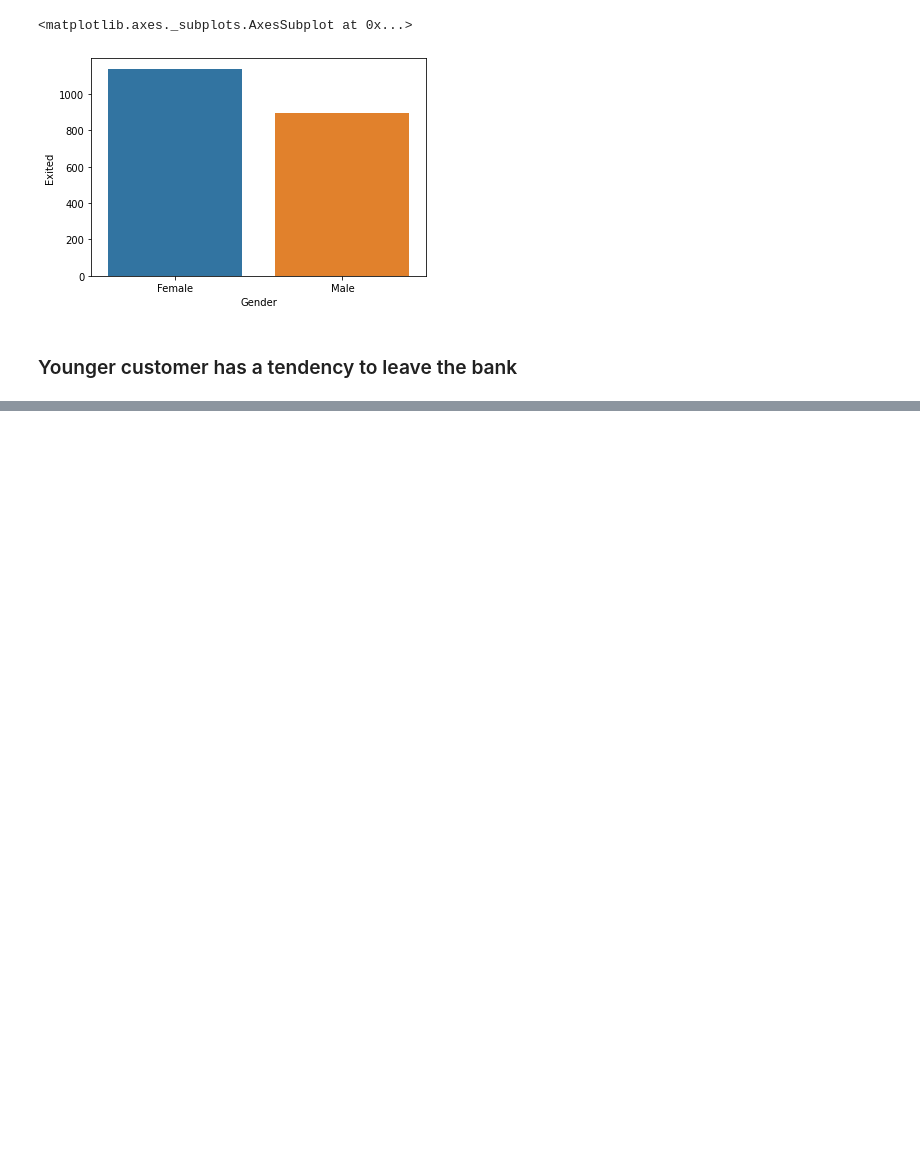
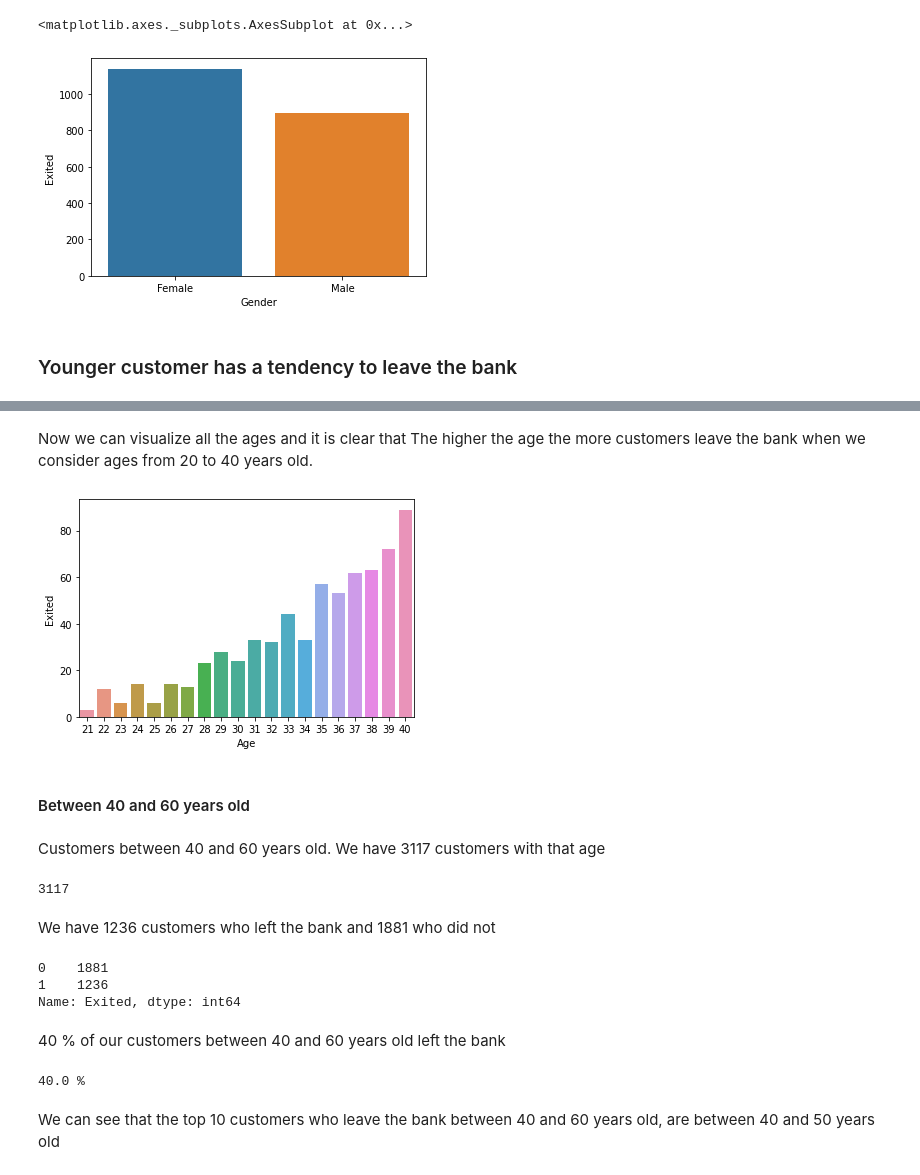
Before and after one commit to bezerraluis/Churn--Project, a Jupyter notebook: Churn.ipynb, the cells around one changed output, grey strips where cells are left out. Cells and saved outputs as stored; diff of their text form; code cells hidden in the pictures; blank space fills up the shorter version.

```diff
--- a/Churn.ipynb
+++ b/Churn.ipynb
@@ -489,0 +721,37 @@ Age_high_80 = df_churn2.query('Age > 80')
+# %% [markdown]
+Now we can visualize all the ages and it is clear that
+The higher the age the more customers leave the bank when we consider ages from 20 to 40 years old.
+# %%
+sns.barplot(x= 'Age', y= 'Exited', data= Age_btw_20_40,ci= None ,estimator= np.sum);
+# %% [output]
+[figure, added]
+# %% [markdown]
+#### Between 40 and 60 years old
+# %% [markdown]
+Customers between 40 and 60 years old. We have 3117 customers with that age
+# %%
+Age_btw_40_60 = df_churn2.query('Age >40 & Age <=60')
+
+len(Age_btw_40_60)
+# %% [output]
+3117
+# %% [markdown]
+We have 1236 customers who left the bank and 1881 who did not
+# %%
+count_40_60 = Age_btw_40_60['Exited'].value_counts()
+
+count_40_60
+# %% [output]
+0    1881
+1    1236
+Name: Exited, dtype: int64
+# %% [markdown]
+40 % of our customers between 40 and 60 years old left the bank
+# %%
+porc_leave_40_60 = (count_40_60[1] / len(Age_btw_40_60))*100
+
+print(round(porc_leave_40_60),'%')
+# %% [output]
+40.0 %
+# %% [markdown]
+We can see that the top 10 customers who leave the bank between 40 and 60 years old, are between 40 and 50 years old
```
Also changed, not shown: parts of 173 cells of this notebook.
